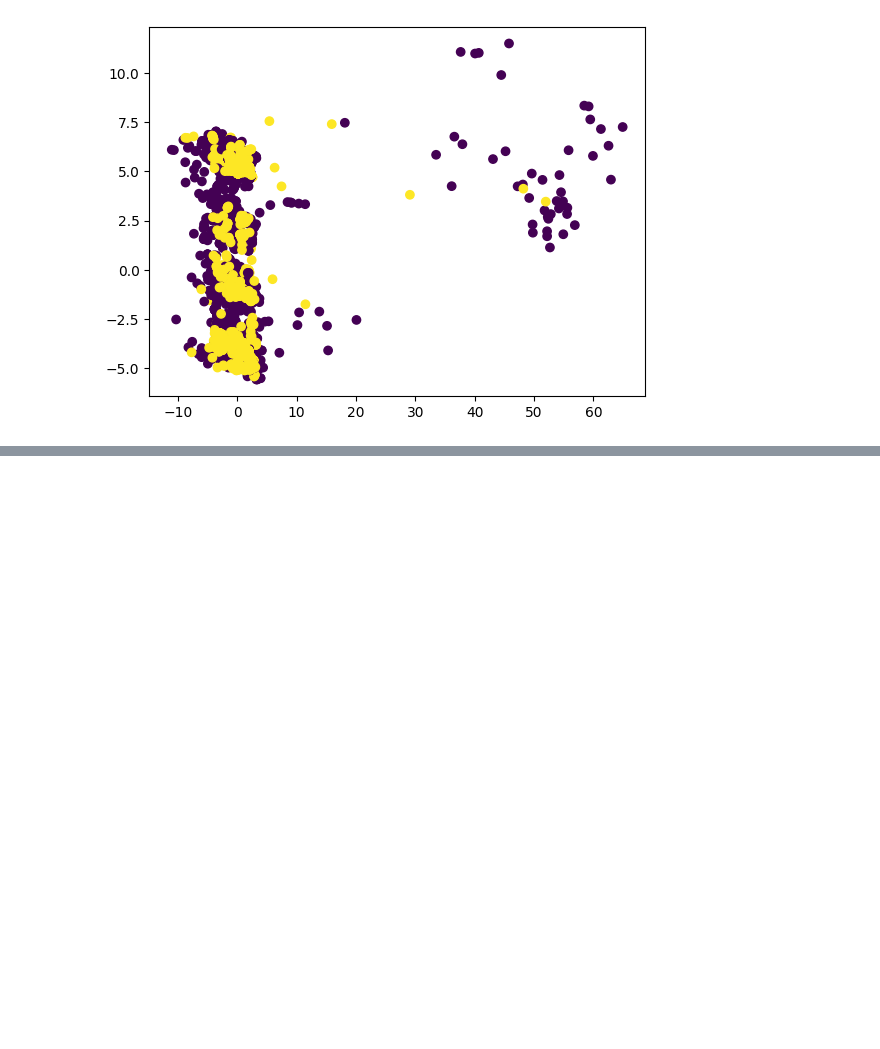
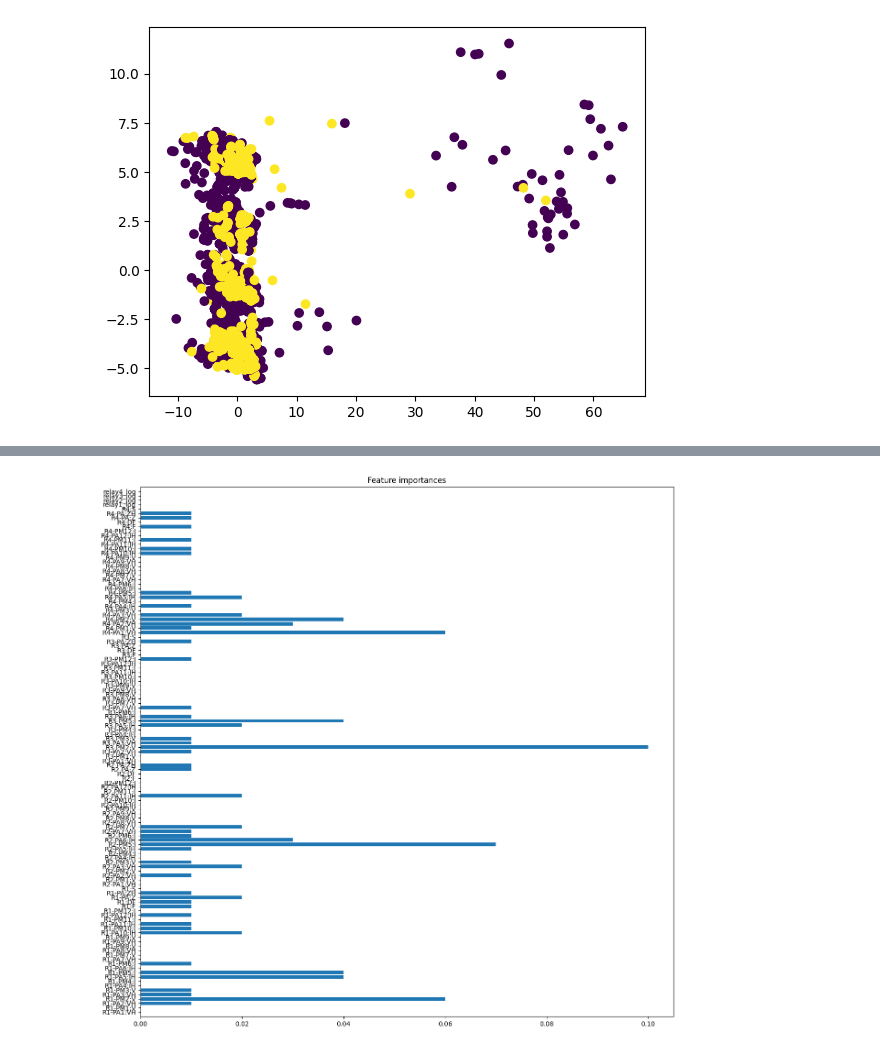
Before and after one commit to VictoKu1/IndustrialControlSystemCyberAttackDetectingCourse, a Jupyter notebook: Industrial_Power_Control_Cyber_Attacks_Detection.ipynb, the cells around one changed output, grey strips where cells are left out. Cells and saved outputs as stored; diff of their text form; code cells hidden in the pictures; blank space fills up the shorter version.

```diff
--- a/Industrial_Power_Control_Cyber_Attacks_Detection.ipynb
+++ b/Industrial_Power_Control_Cyber_Attacks_Detection.ipynb
@@ -306,3 +306,10 @@ plot_feature_importance(rfc)
+# %%
+# Feature selection with AdaBoost Classifier
+abc = AdaBoostClassifier(n_estimators=100, random_state=42)
+abc.fit(X_train, y_train)
+plot_feature_importance(abc)
+# %% [output]
+[figure, added]
 # %%
 pca = PCA()
 pca.fit(ss.fit_transform(df[features_list].to_numpy()))
```
Also changed, not shown: parts of 5 cells of this notebook.
